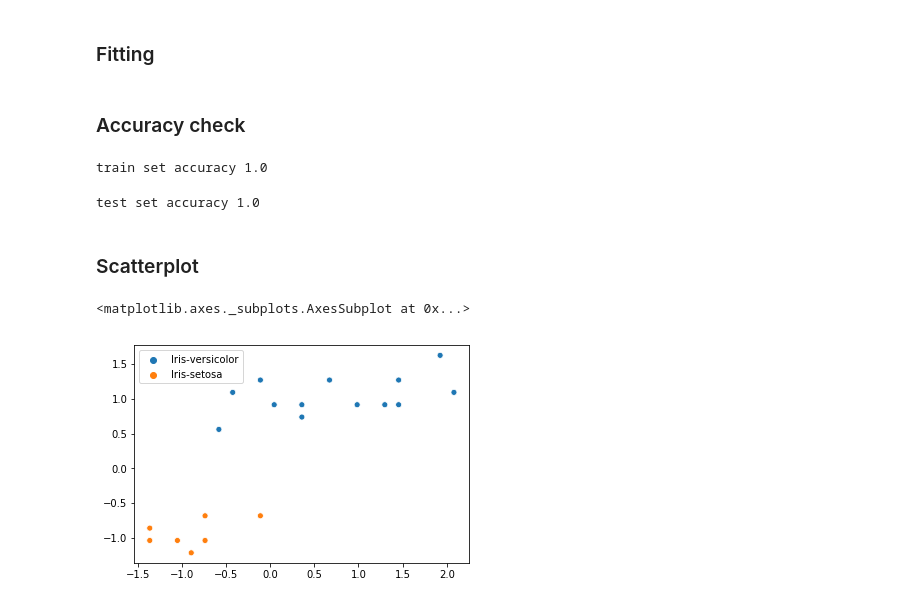
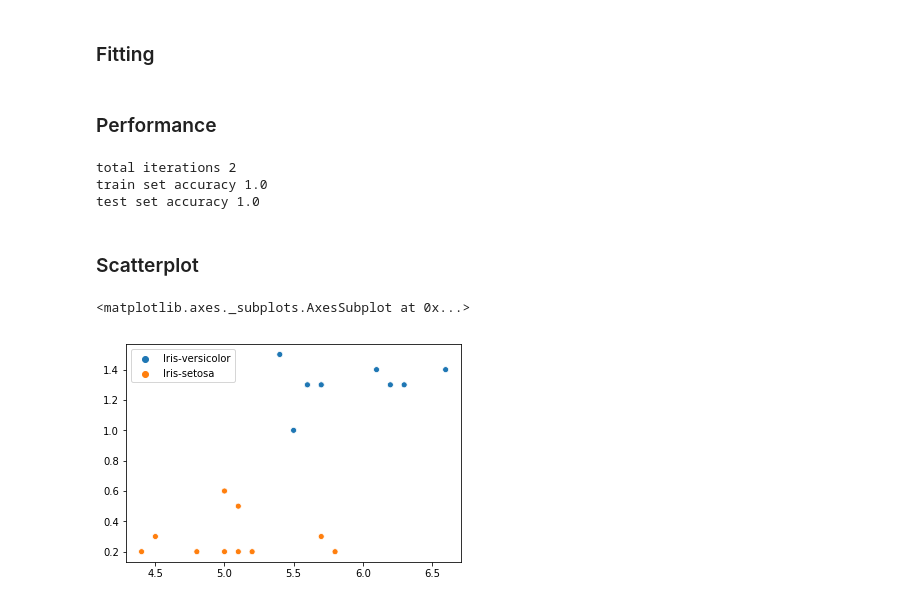
Before and after one commit to DV1X3R/tti-computer-science, a Jupyter notebook: IV. Fourth Year/python-intelligence-systems/Perceptron.ipynb, the cells around one changed output. Drawn from its saved outputs; the diff is of its cells as text; code cells hidden in the pictures.

```diff
--- a/IV. Fourth Year/python-intelligence-systems/Perceptron.ipynb
+++ b/IV. Fourth Year/python-intelligence-systems/Perceptron.ipynb
@@ -16,7 +15,7 @@ from sklearn.metrics import accuracy_score
 
 #from sklearn.linear_model import Perceptron
 # %%
-class Perceptron:
+class _Perceptron:
 
     def __init__(self, alpha=0.0001, max_iter=300):
         self.alpha = alpha
@@ -26,9 +25,9 @@ class Perceptron:
         self.iter = None
 
     def fit(self, X, y):
-        self.intercept_ = np.random.sample() * self.alpha
-        self.coef_ = np.random.sample((len(X.T), 1)) * self.alpha
-        y = y.reshape(-1,1)
+        self.intercept_ = 0
+        self.coef_ = np.zeros((len(X.T), 1))
+        y = y.reshape(-1, 1)
         self.iter = 0
 
         while True:
@@ -37,26 +36,34 @@ class Perceptron:
                 break
 
             old_b, old_w = [self.intercept_, self.coef_]
+
             for i in range(len(X)):
-                z = X[i].dot(self.coef_) + self.intercept_
+
+                z = self._z(X[i])
                 y_cap = self._phi(z)
+
                 delta_b = self.alpha * (y[i] - y_cap)
-                delta_w = self.alpha * (y[i] - y_cap) * X[i]
+                delta_w = self.alpha * (y[i] - y_cap) * X[i].reshape(-1, 1)
                 self.intercept_ += delta_b
-                self.coef_ += delta_w.reshape(-1, 1)
+                self.coef_ += delta_w
+
             if old_b == self.intercept_ and np.array_equal(old_w, self.coef_):
                 break
 
         return self
 
-    # activation functions
+    # weighted input function
+    def _z(self, X):
+        return X.dot(self.coef_) + self.intercept_
+
+    # activation function
     def _phi(self, z):
-        return -1 if z < 0 else 1
+        return np.where(z < 0, -1, 1)
 
-    # quantizer
     def predict(self, X):
-        a = X.dot(self.coef_) + self.intercept_
-        return np.where(a < 0, -1, 1).reshape(1,-1)[0]
+        z = self._z(X)
+        y_cap = self._phi(z)
+        return y_cap.reshape(1, -1)[0]
 # %% [markdown]
 ### Importing data
 # %%
@@ -68,4 +73,2 @@ X['class'] = np.where(X['class'] == 'Iris-setosa', -1, 1)
 # %%
 x_fields = ['sepal length', 'petal width']
-# %%
-X[x_fields] = StandardScaler().fit_transform(X[x_fields])
@@ -74,22 +79,21 @@ X_train, X_test, y_train, y_test = train_test_split(np.array(X[x_fields]), np.ar
 # %% [markdown]
 ### Fitting
 # %%
-model = Perceptron().fit(X_train, y_train)
+model = _Perceptron().fit(X_train, y_train)
-# %% [markdown]
-### Accuracy check
+# %% [markdown]
+### Performance
 # %%
+print('total iterations', model.iter)
 print('train set accuracy', accuracy_score(y_train, model.predict(X_train)))
+print('test set accuracy', accuracy_score(y_test, model.predict(X_test)))
 # %% [output]
+total iterations 2
 train set accuracy 1.0
+test set accuracy 1.0
-# %%
-print('test set accuracy', accuracy_score(y_test, model.predict(X_test)))
-# %% [output]
-test set accuracy 1.0
 # %% [markdown]
 ### Scatterplot
 # %%
-sns.scatterplot(x=X_test.T[0], y=X_test.T[1],
-                hue=np.where(model.predict(X_test) == -1, 'Iris-setosa', 'Iris-versicolor'))
+sns.scatterplot(x=X_test.T[0], y=X_test.T[1], hue=np.where(model.predict(X_test) == -1, 'Iris-setosa', 'Iris-versicolor'))
 # %% [output]
 <matplotlib.axes._subplots.AxesSubplot at 0x...>
-[figure, old version]
+[figure, new version]
```
Also changed, not shown: parts of 3 cells of this notebook, 1 other file.
